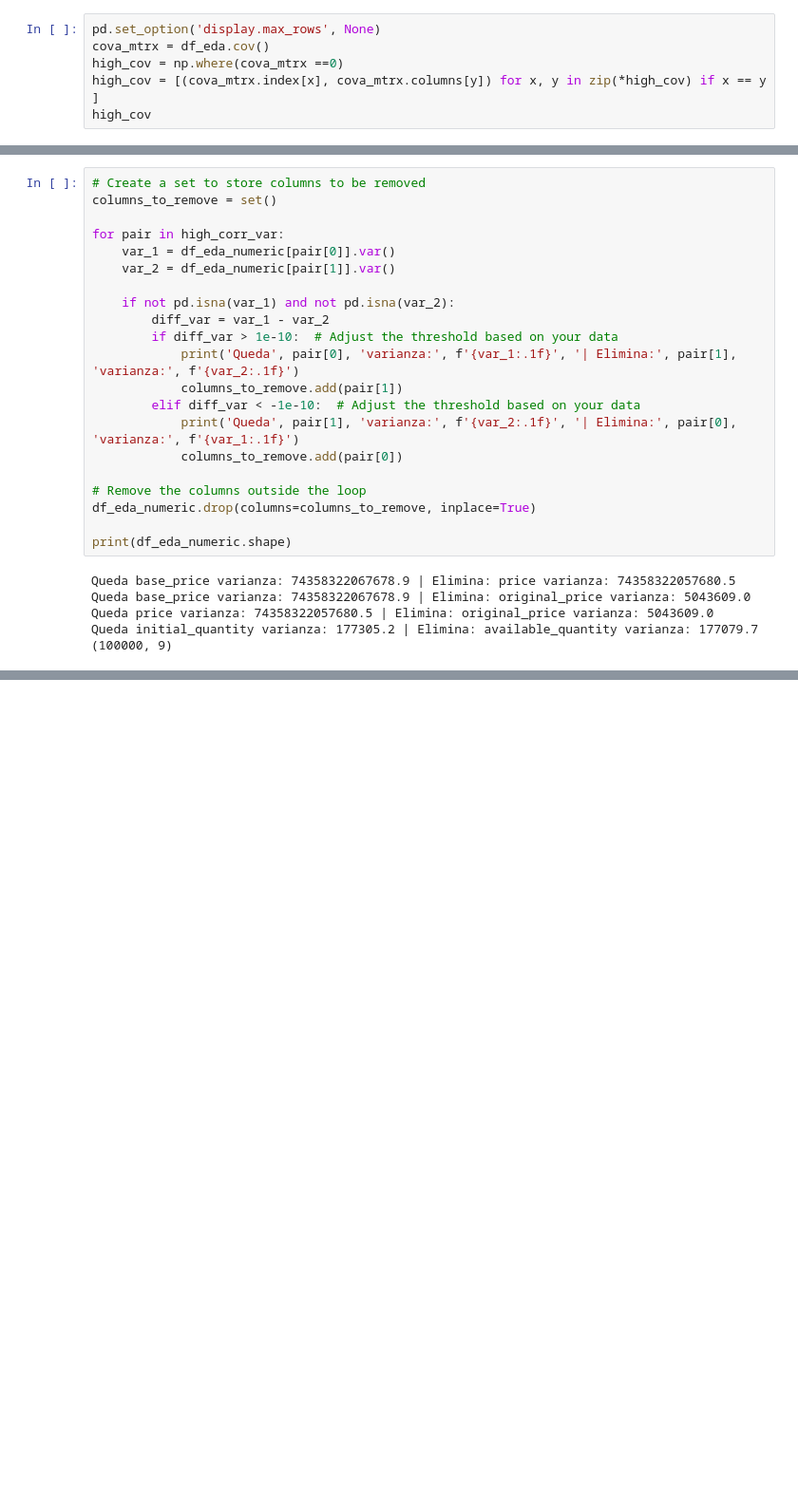
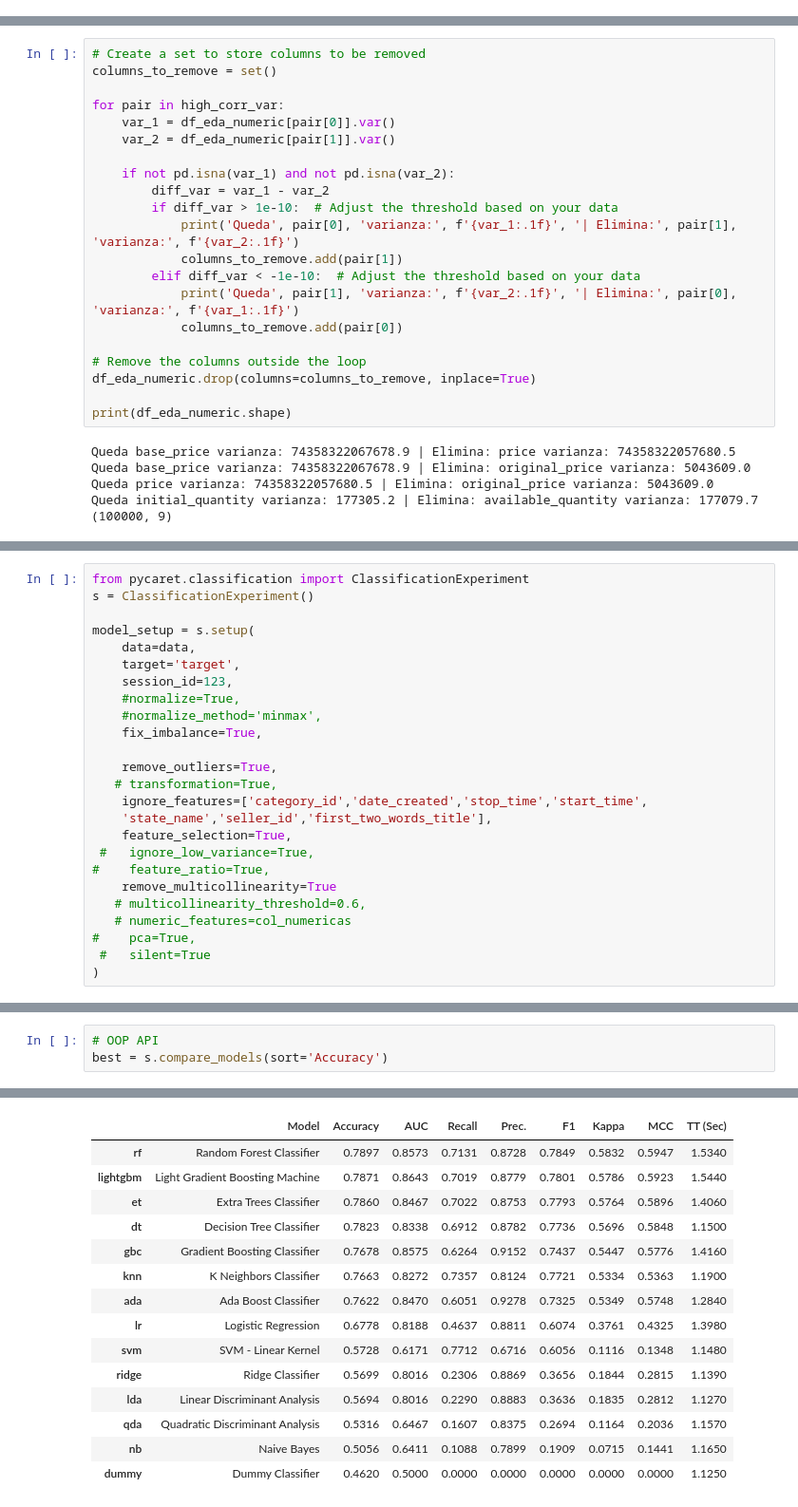
Before and after one commit to jmpaiba123/new_or_used_algorithm_MELI, a Jupyter notebook: jupyter_notebooks/02_training_model_ML.ipynb, the cells around one changed output, grey strips where cells are left out. Shown: that part at 95% size. Drawn from its saved outputs; the diff is of its cells as text; blank space fills up the shorter version.

Commit message:
creating_env training_model

```diff
--- a/jupyter_notebooks/02_training_model_ML.ipynb
+++ b/jupyter_notebooks/02_training_model_ML.ipynb
@@ -134,6 +135,0 @@ NameError: name 'cova_mtrx' is not defined
-# %%
-pd.set_option('display.max_rows', None)
-cova_mtrx = df_eda.cov()
-high_cov = np.where(cova_mtrx ==0)
-high_cov = [(cova_mtrx.index[x], cova_mtrx.columns[y]) for x, y in zip(*high_cov) if x == y ]
-high_cov
@@ -211,0 +301,25 @@ col_categoricas
+# %%
+from pycaret.classification import ClassificationExperiment
+s = ClassificationExperiment()
+
+model_setup = s.setup(
+    data=data,
+    target='target',
+    session_id=123,
+    #normalize=True,
+    #normalize_method='minmax',
+    fix_imbalance=True,
+
+    remove_outliers=True,
+   # transformation=True,
+    ignore_features=['category_id','date_created','stop_time','start_time',
+    'state_name','seller_id','first_two_words_title'],
+    feature_selection=True,
+ #   ignore_low_variance=True,
+#    feature_ratio=True,
+    remove_multicollinearity=True
+   # multicollinearity_threshold=0.6,
+   # numeric_features=col_numericas
+#    pca=True,
+ #   silent=True
+)
@@ -211,0 +344,4 @@ col_categoricas
+# %%
+# OOP API
+best = s.compare_models(sort='Accuracy')
+# %% [output]
@@ -211,0 +349,15 @@ col_categoricas
+|  | Model | Accuracy | AUC | Recall | Prec. | F1 | Kappa | MCC | TT (Sec) |
+| rf | Random Forest Classifier | 0.7897 | 0.8573 | 0.7131 | 0.8728 | 0.7849 | 0.5832 | 0.5947 | 1.5340 |
+| lightgbm | Light Gradient Boosting Machine | 0.7871 | 0.8643 | 0.7019 | 0.8779 | 0.7801 | 0.5786 | 0.5923 | 1.5440 |
+| et | Extra Trees Classifier | 0.7860 | 0.8467 | 0.7022 | 0.8753 | 0.7793 | 0.5764 | 0.5896 | 1.4060 |
+| dt | Decision Tree Classifier | 0.7823 | 0.8338 | 0.6912 | 0.8782 | 0.7736 | 0.5696 | 0.5848 | 1.1500 |
+| gbc | Gradient Boosting Classifier | 0.7678 | 0.8575 | 0.6264 | 0.9152 | 0.7437 | 0.5447 | 0.5776 | 1.4160 |
+| knn | K Neighbors Classifier | 0.7663 | 0.8272 | 0.7357 | 0.8124 | 0.7721 | 0.5334 | 0.5363 | 1.1900 |
+| ada | Ada Boost Classifier | 0.7622 | 0.8470 | 0.6051 | 0.9278 | 0.7325 | 0.5349 | 0.5748 | 1.2840 |
+| lr | Logistic Regression | 0.6778 | 0.8188 | 0.4637 | 0.8811 | 0.6074 | 0.3761 | 0.4325 | 1.3980 |
+| svm | SVM - Linear Kernel | 0.5728 | 0.6171 | 0.7712 | 0.6716 | 0.6056 | 0.1116 | 0.1348 | 1.1480 |
+| ridge | Ridge Classifier | 0.5699 | 0.8016 | 0.2306 | 0.8869 | 0.3656 | 0.1844 | 0.2815 | 1.1390 |
+| lda | Linear Discriminant Analysis | 0.5694 | 0.8016 | 0.2290 | 0.8883 | 0.3636 | 0.1835 | 0.2812 | 1.1270 |
+| qda | Quadratic Discriminant Analysis | 0.5316 | 0.6467 | 0.1607 | 0.8375 | 0.2694 | 0.1164 | 0.2036 | 1.1570 |
+| nb | Naive Bayes | 0.5056 | 0.6411 | 0.1088 | 0.7899 | 0.1909 | 0.0715 | 0.1441 | 1.1650 |
+| dummy | Dummy Classifier | 0.4620 | 0.5000 | 0.0000 | 0.0000 | 0.0000 | 0.0000 | 0.0000 | 1.1250 |
```
Also changed, not shown: parts of 35 cells of this notebook, 4 other files.
